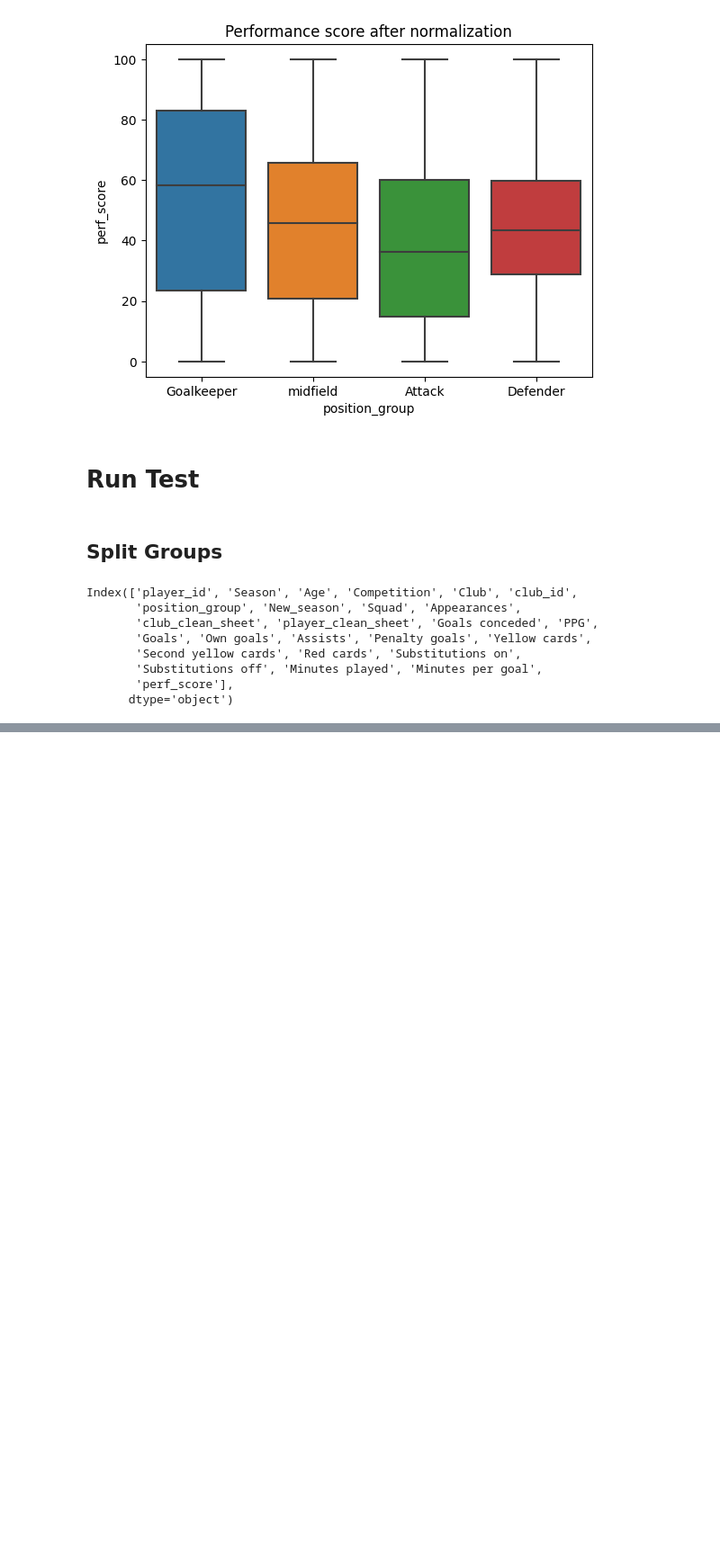
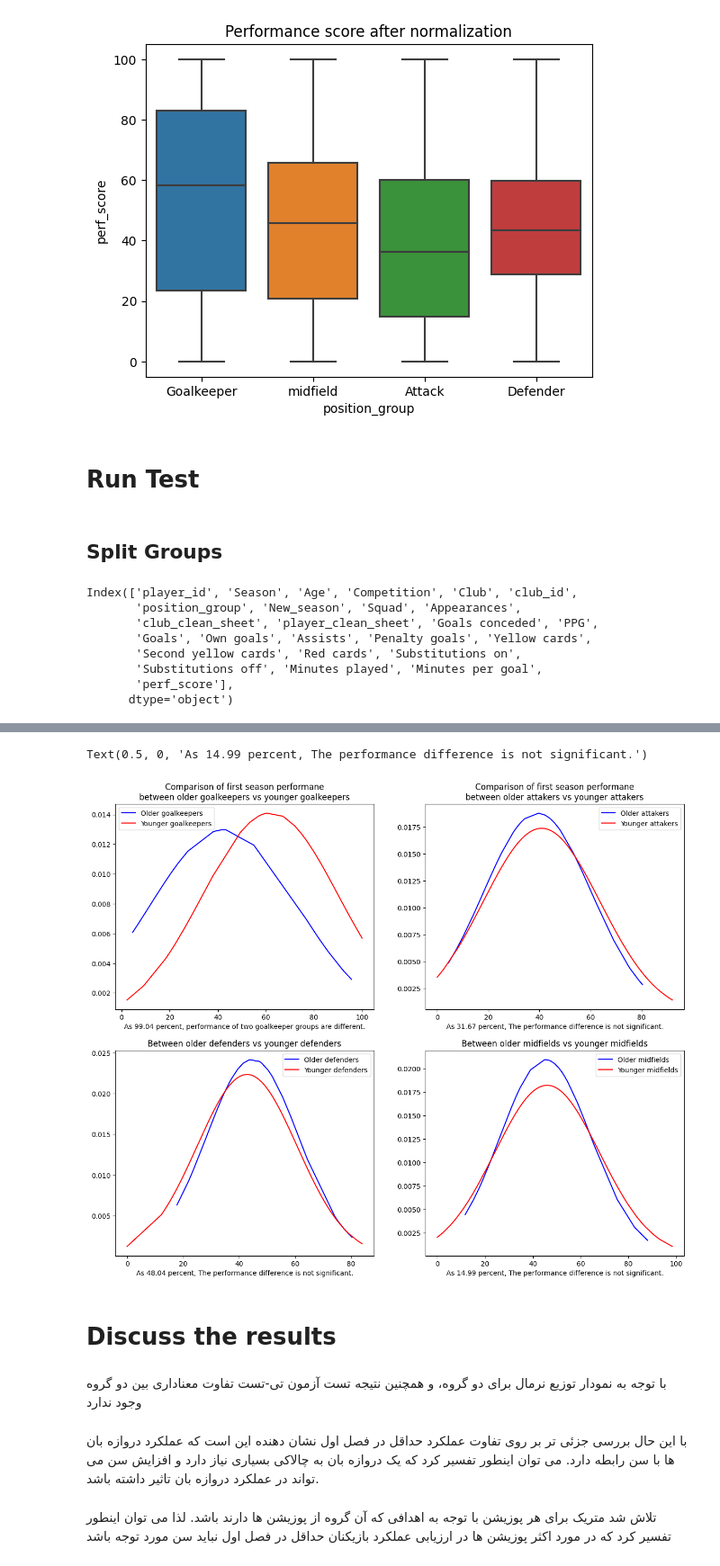
Before and after one commit to MHBehroozi/Transfermarkt, a Jupyter notebook: statistical_analysis/hypothesis1/hypothesis1_stats.ipynb, the cells around one changed output, grey strips where cells are left out. Shown: that part at 90% size. Saved outputs shown, nothing was run; the diff lists cells and outputs as text; code cells hidden in the pictures; blank space fills up the shorter version.

```diff
--- a/statistical_analysis/hypothesis1/hypothesis1_stats.ipynb
+++ b/statistical_analysis/hypothesis1/hypothesis1_stats.ipynb
@@ -180,0 +205,47 @@ fig3.savefig('hypothesis1_result.png')
+# %%
+t_statistic_gk, p_value_gk = stats.ttest_ind(group1_gk, group2_gk, equal_var=False)
+t_statistic_at, p_value_at = stats.ttest_ind(group1_at, group2_at, equal_var=False)
+t_statistic_df, p_value_df = stats.ttest_ind(group1_df, group2_df, equal_var=False)
+t_statistic_mf, p_value_mf = stats.ttest_ind(group1_mf, group2_mf, equal_var=False)
+
+diff_ratio_gk = (1-p_value_gk)*100
+diff_ratio_at = (1-p_value_at)*100
+diff_ratio_df = (1-p_value_df)*100
+diff_ratio_mf = (1-p_value_mf)*100
+# %%
+fig4, ax4 = plt.subplots(2,2, figsize=(15,12))
+
+p1 = stats.norm.pdf(group1_gk, np.mean(group1_gk), np.std(group1_gk))
+p2 = stats.norm.pdf(group2_gk, np.mean(group2_gk), np.std(group2_gk))
+ax4[0][0].plot(group1_gk, p1, 'b', label = 'Older goalkeepers')
+ax4[0][0].plot(group2_gk, p2, 'r', label = 'Younger goalkeepers')
+ax4[0][0].set_title('Comparison of first season performane\nbetween older goalkeepers vs younger goalkeepers')
+ax4[0][0].legend()
+ax4[0][0].set_xlabel('As '+ str(round(diff_ratio_gk,2)) +' percent, performance of two goalkeeper groups are different.')
+
+p1 = stats.norm.pdf(group1_at, np.mean(group1_at), np.std(group1_at))
+p2 = stats.norm.pdf(group2_at, np.mean(group2_at), np.std(group2_at))
+ax4[0][1].plot(group1_at, p1, 'b', label = 'Older attakers')
+ax4[0][1].plot(group2_at, p2, 'r', label = 'Younger attakers')
+ax4[0][1].set_title('Comparison of first season performane\nbetween older attakers vs younger attakers')
+ax4[0][1].legend()
+ax4[0][1].set_xlabel('As '+ str(round(diff_ratio_at,2)) +' percent, The performance difference is not significant.')
+
+p1 = stats.norm.pdf(group1_df, np.mean(group1_df), np.std(group1_df))
+p2 = stats.norm.pdf(group2_df, np.mean(group2_df), np.std(group2_df))
+ax4[1][0].plot(group1_df, p1, 'b', label = 'Older defenders')
+ax4[1][0].plot(group2_df, p2, 'r', label = 'Younger defenders')
+ax4[1][0].set_title('Between older defenders vs younger defenders')
+ax4[1][0].legend()
+ax4[1][0].set_xlabel('As '+ str(round(diff_ratio_df,2)) +' percent, The performance difference is not significant.')
+
+p1 = stats.norm.pdf(group1_mf, np.mean(group1_mf), np.std(group1_mf))
+p2 = stats.norm.pdf(group2_mf, np.mean(group2_mf), np.std(group2_mf))
+ax4[1][1].plot(group1_mf, p1, 'b', label = 'Older midfields')
+ax4[1][1].plot(group2_mf, p2, 'r', label = 'Younger midfields')
+ax4[1][1].set_title('Between older midfields vs younger midfields')
+ax4[1][1].legend()
+ax4[1][1].set_xlabel('As '+ str(round(diff_ratio_mf,2)) +' percent, The performance difference is not significant.')
+# %% [output]
+Text(0.5, 0, 'As 14.99 percent, The performance difference is not significant.')
+[figure, added]
@@ -180,0 +254,8 @@ fig3.savefig('hypothesis1_result.png')
+# %% [markdown]
+# Discuss the results
+# %% [markdown]
+با توجه به نمودار توزیع نرمال برای دو گروه، و همچنین نتیجه تست آزمون تی-تست تفاوت معناداری بین دو گروه وجود ندارد
+# %% [markdown]
+با این حال بررسی جزئی تر بر روی تفاوت عملکرد حداقل در فصل اول نشان دهنده این است که عملکرد دروازه بان ها با سن رابطه دارد. می توان اینطور تفسیر کرد که یک دروازه بان به چالاکی بسیاری نیاز دارد و افزایش سن می تواند در عملکرد دروازه بان تاثیر داشته باشد.
+# %% [markdown]
+تلاش شد متریک برای هر پوزیشن با توجه به اهدافی که آن گروه از پوزیشن ها دارند باشد. لذا می توان اینطور تفسیر کرد که در مورد اکثر پوزیشن ها در ارزیابی عملکرد بازیکنان حداقل در فصل اول نباید سن مورد توجه باشد
```
Also changed, not shown: parts of 17 cells of this notebook, 1 other file.
